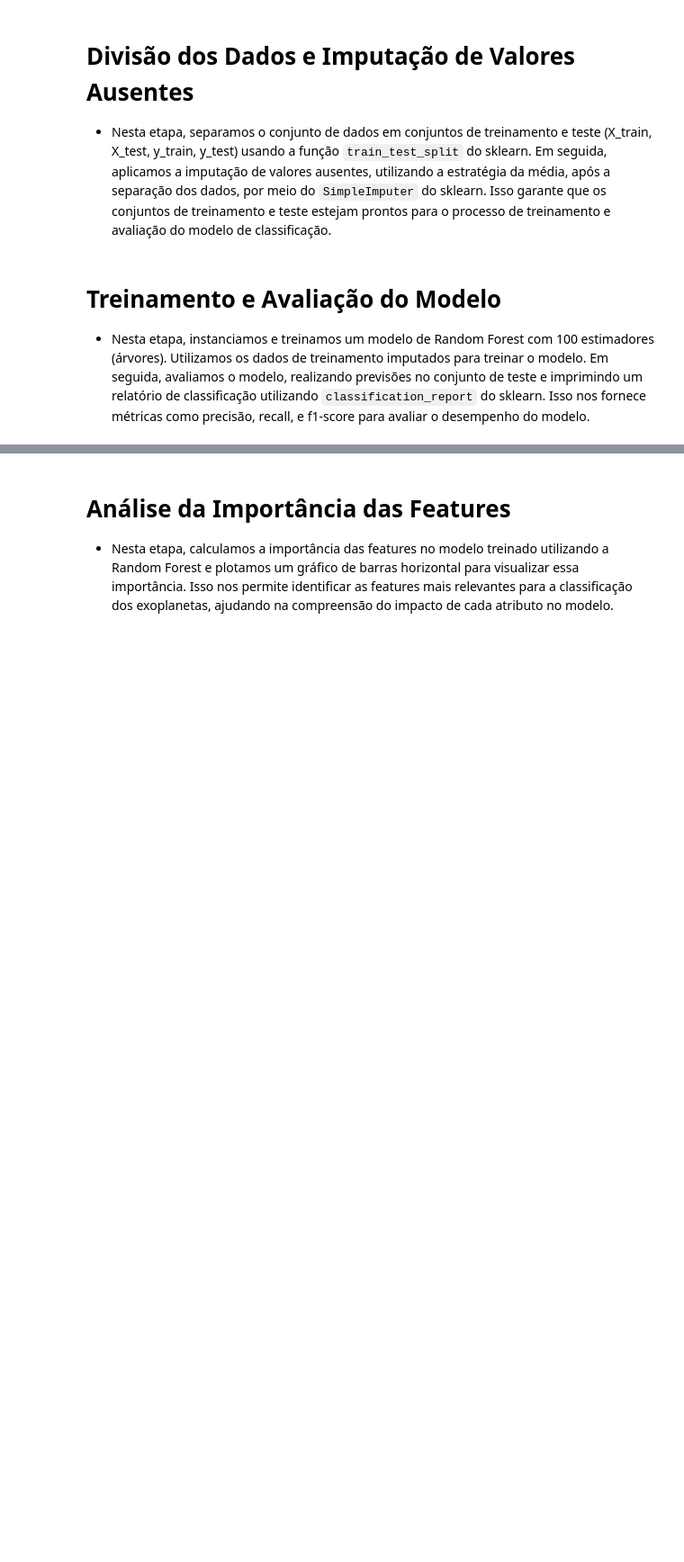
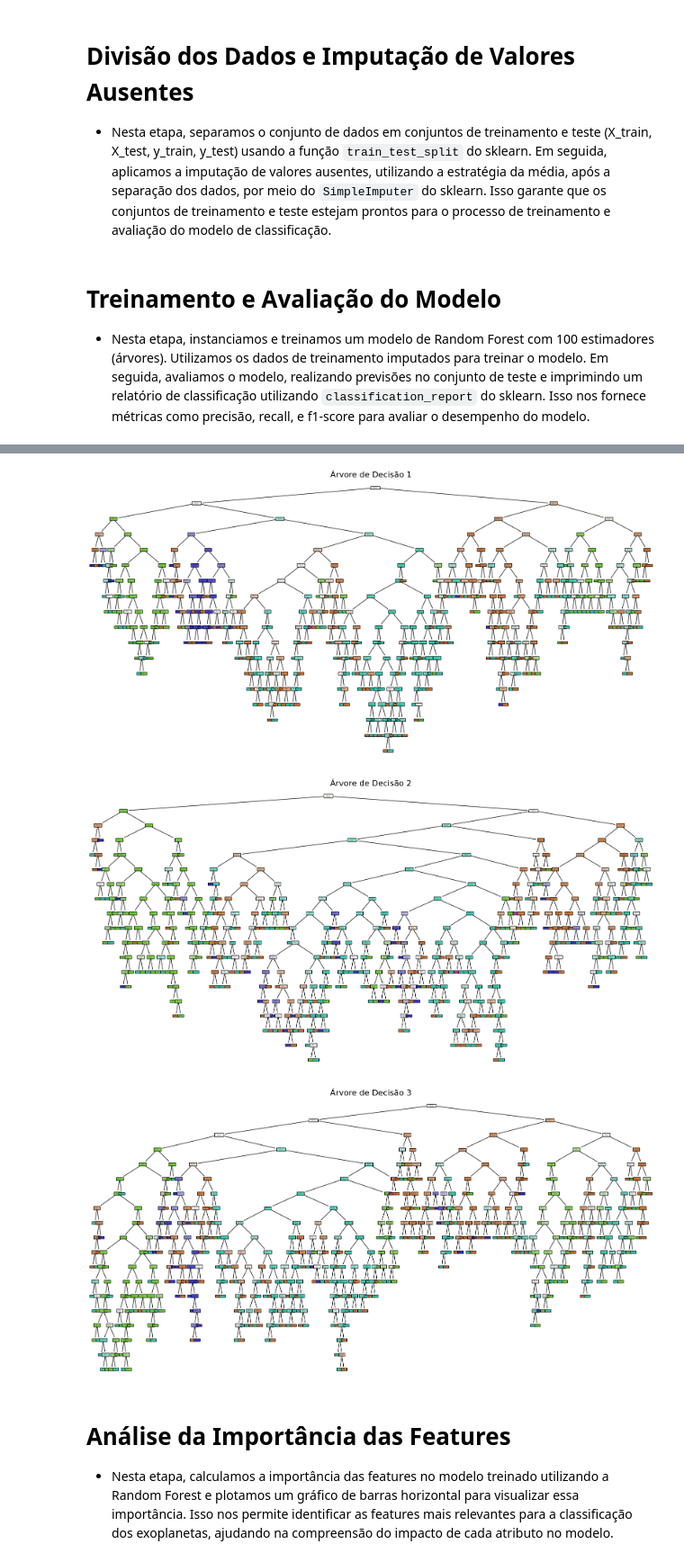
Before and after one commit to Andessonreis/Exoplanet-Classifier, a Jupyter notebook: ExoplanetRF.ipynb, the cells around one changed output, grey strips where cells are left out. Shown at 90% size. Saved outputs shown, nothing was run; the diff lists cells and outputs as text; code cells hidden in the pictures; blank space fills up the shorter version.

```diff
--- a/ExoplanetRF.ipynb
+++ b/ExoplanetRF.ipynb
@@ -171,3 +175,23 @@ weighted avg       0.95      0.95      0.95      1313
+# %%
+# Número máximo de níveis na árvore
+max_levels = 3
+
+for i in range(min(len(model.estimators_), max_levels)):
+    # Configurar e exibir a árvore de decisão
+    plt.figure(figsize=(20, 10))
+    plot_tree(model.estimators_[i], filled=True, feature_names=X.columns, class_names=model.classes_)
+
+    # Adicionar título e detalhes
+    plt.title(f'Árvore de Decisão {i+1}', fontsize=16)
+    plt.xlabel("Características Importantes", fontsize=14)
+    plt.ylabel("Classes", fontsize=14)
+
+    # Exibir a árvore
+    plt.show()
+# %% [output]
+[figure, added]
+[figure, added]
+[figure, added]
 # %% [markdown]
 # Análise da Importância das Features
 
```
Also changed, not shown: parts of 9 cells of this notebook.
